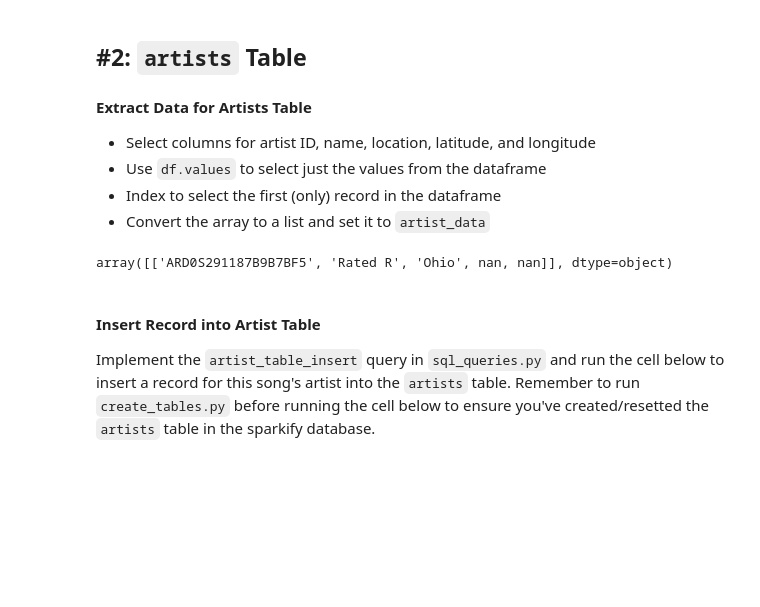
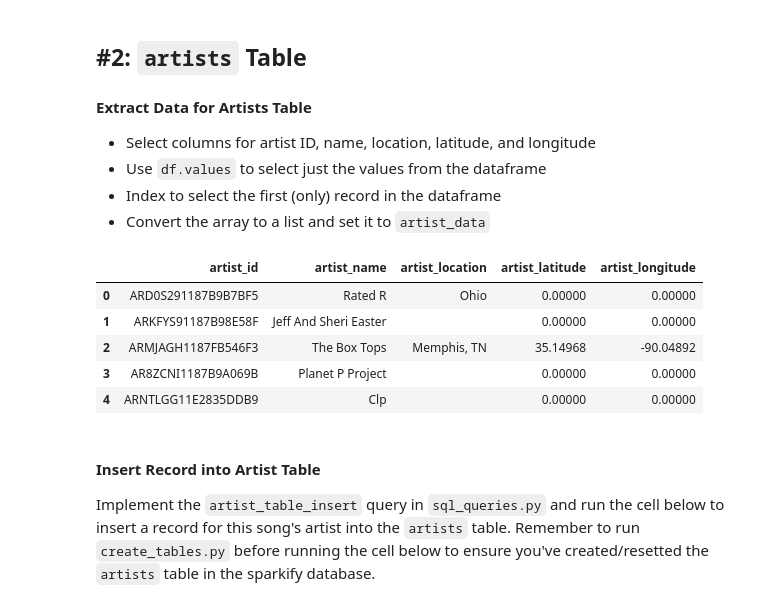
Before and after one commit to anw1986/data-modelling-sparkify, a Jupyter notebook: etl.ipynb, the cells around one changed output. Cells and saved outputs as stored; diff of their text form; code cells hidden in the pictures; blank space fills up the shorter version.

```diff
--- a/etl.ipynb
+++ b/etl.ipynb
@@ -87,10 +135,16 @@ Run `test.ipynb` to see if you've successfully added a record to this table.
 - Convert the array to a list and set it to `artist_data`
 # %%
 columns_artists=['artist_id','artist_name','artist_location','artist_latitude','artist_longitude']
-artist_data = df[columns_artists].values
-artist_data
+# artist_data = df[columns_artists].values
+artist_data = df[columns_artists].fillna(0)
+artist_data.head()
 # %% [output]
-array([['ARD0S291187B9B7BF5', 'Rated R', 'Ohio', nan, nan]], dtype=object)
+|  | artist_id | artist_name | artist_location | artist_latitude | artist_longitude |
+| 0 | ARD0S291187B9B7BF5 | Rated R | Ohio | 0.00000 | 0.00000 |
+| 1 | ARKFYS91187B98E58F | Jeff And Sheri Easter |  | 0.00000 | 0.00000 |
+| 2 | ARMJAGH1187FB546F3 | The Box Tops | Memphis, TN | 35.14968 | -90.04892 |
+| 3 | AR8ZCNI1187B9A069B | Planet P Project |  | 0.00000 | 0.00000 |
+| 4 | ARNTLGG11E2835DDB9 | Clp |  | 0.00000 | 0.00000 |
 # %% [markdown]
 #### Insert Record into Artist Table
 Implement the `artist_table_insert` query in `sql_queries.py` and run the cell below to insert a record for this song's artist into the `artists` table. Remember to run `create_tables.py` before running the cell below to ensure you've created/resetted the `artists` table in the sparkify database.
```
Also changed, not shown: parts of 29 cells of this notebook, 3 other files.
